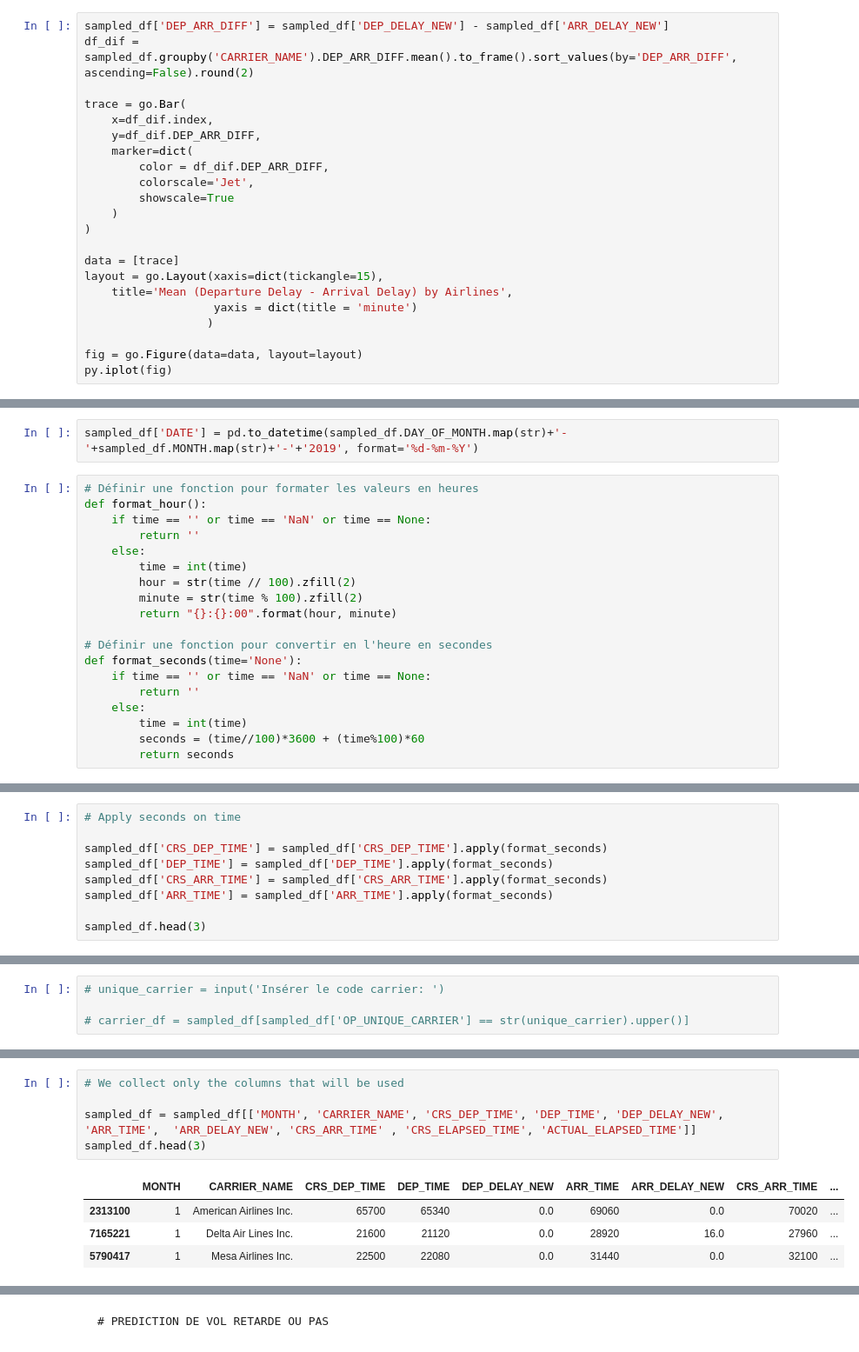
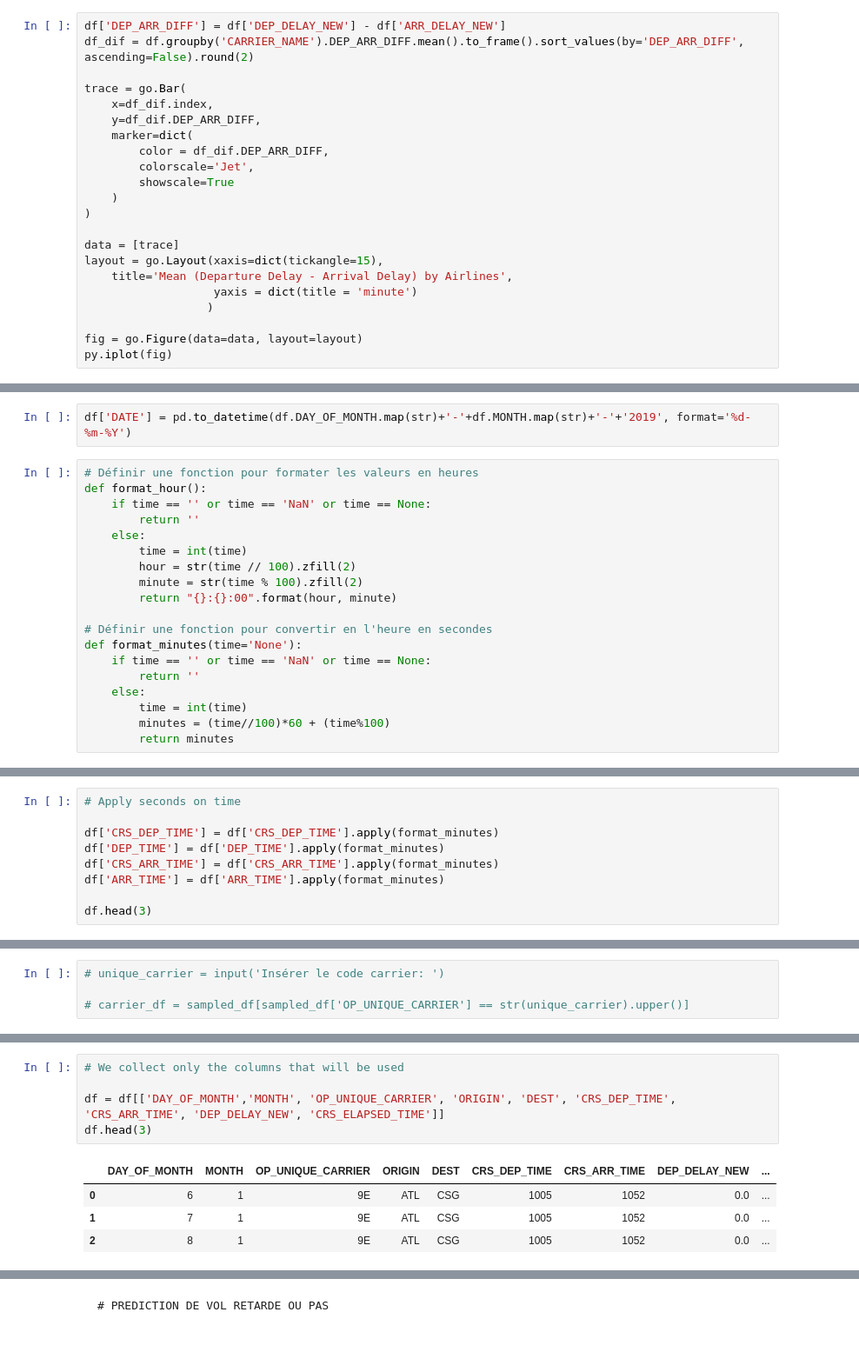
Before and after one commit to loft897/Final-Project-Jedha, a Jupyter notebook: final_project.ipynb, the cells around one changed output, grey strips where cells are left out. Shown at 87% size. Saved outputs shown, nothing was run; the diff lists cells and outputs as text.

```diff
--- a/final_project.ipynb
+++ b/final_project.ipynb
@@ -464,8 +488,8 @@ layout = go.Layout(xaxis=dict(tickangle=15), title='Mean Arrival & Departure Del
 fig = go.Figure(data=data, layout=layout)
 py.iplot(fig)
 # %%
-sampled_df['DEP_ARR_DIFF'] = sampled_df['DEP_DELAY_NEW'] - sampled_df['ARR_DELAY_NEW']
-df_dif = sampled_df.groupby('CARRIER_NAME').DEP_ARR_DIFF.mean().to_frame().sort_values(by='DEP_ARR_DIFF', ascending=False).round(2)
+df['DEP_ARR_DIFF'] = df['DEP_DELAY_NEW'] - df['ARR_DELAY_NEW']
+df_dif = df.groupby('CARRIER_NAME').DEP_ARR_DIFF.mean().to_frame().sort_values(by='DEP_ARR_DIFF', ascending=False).round(2)
 
 trace = go.Bar(
     x=df_dif.index,
@@ -585,7 +556,7 @@ Selon la carte thermique, DISTANCE, ACTUAL_ELAPSED_TIME et CRS_ELAPSED_TIME ont
 # %% [markdown]
 1. DATES AND TIMES
 # %%
-sampled_df['DATE'] = pd.to_datetime(sampled_df.DAY_OF_MONTH.map(str)+'-'+sampled_df.MONTH.map(str)+'-'+'2019', format='%d-%m-%Y')
+df['DATE'] = pd.to_datetime(df.DAY_OF_MONTH.map(str)+'-'+df.MONTH.map(str)+'-'+'2019', format='%d-%m-%Y')
 # %%
 # Définir une fonction pour formater les valeurs en heures
 def format_hour():
@@ -598,10 +569,10 @@ def format_hour():
         return "{}:{}:00".format(hour, minute)
 
 # Définir une fonction pour convertir en l'heure en secondes
-def format_seconds(time='None'):
+def format_minutes(time='None'):
     if time == '' or time == 'NaN' or time == None:
         return ''
     else:
         time = int(time)
-        seconds = (time//100)*3600 + (time%100)*60
-        return seconds
+        minutes = (time//100)*60 + (time%100)
+        return minutes
@@ -657,10 +579,10 @@ sampled_df.dropna(inplace=True)
 # %%
 # Apply seconds on time
 
-sampled_df['CRS_DEP_TIME'] = sampled_df['CRS_DEP_TIME'].apply(format_seconds)
-sampled_df['DEP_TIME'] = sampled_df['DEP_TIME'].apply(format_seconds)
-sampled_df['CRS_ARR_TIME'] = sampled_df['CRS_ARR_TIME'].apply(format_seconds)
-sampled_df['ARR_TIME'] = sampled_df['ARR_TIME'].apply(format_seconds)
+df['CRS_DEP_TIME'] = df['CRS_DEP_TIME'].apply(format_minutes)
+df['DEP_TIME'] = df['DEP_TIME'].apply(format_minutes)
+df['CRS_ARR_TIME'] = df['CRS_ARR_TIME'].apply(format_minutes)
+df['ARR_TIME'] = df['ARR_TIME'].apply(format_minutes)
 
-sampled_df.head(3)
+df.head(3)
 # %% [output]
@@ -804,12 +708,12 @@ Comme on peut le constater, la ville a une grande influence sur les retards
 # %%
 # We collect only the columns that will be used
 
-sampled_df = sampled_df[['MONTH', 'CARRIER_NAME', 'CRS_DEP_TIME', 'DEP_TIME', 'DEP_DELAY_NEW', 'ARR_TIME',  'ARR_DELAY_NEW', 'CRS_ARR_TIME' , 'CRS_ELAPSED_TIME', 'ACTUAL_ELAPSED_TIME']]
-sampled_df.head(3)
+df = df[['DAY_OF_MONTH','MONTH', 'OP_UNIQUE_CARRIER', 'ORIGIN', 'DEST', 'CRS_DEP_TIME', 'CRS_ARR_TIME', 'DEP_DELAY_NEW', 'CRS_ELAPSED_TIME']]
+df.head(3)
 # %% [output]
-|  | MONTH | CARRIER_NAME | CRS_DEP_TIME | DEP_TIME | DEP_DELAY_NEW | ARR_TIME | ARR_DELAY_NEW | CRS_ARR_TIME | ... |
-| 2313100 | 1 | American Airlines Inc. | 65700 | 65340 | 0.0 | 69060 | 0.0 | 70020 | ... |
-| 7165221 | 1 | Delta Air Lines Inc. | 21600 | 21120 | 0.0 | 28920 | 16.0 | 27960 | ... |
-| 5790417 | 1 | Mesa Airlines Inc. | 22500 | 22080 | 0.0 | 31440 | 0.0 | 32100 | ... |
+|  | DAY_OF_MONTH | MONTH | OP_UNIQUE_CARRIER | ORIGIN | DEST | CRS_DEP_TIME | CRS_ARR_TIME | DEP_DELAY_NEW | ... |
+| 0 | 6 | 1 | 9E | ATL | CSG | 1005 | 1052 | 0.0 | ... |
+| 1 | 7 | 1 | 9E | ATL | CSG | 1005 | 1052 | 0.0 | ... |
+| 2 | 8 | 1 | 9E | ATL | CSG | 1005 | 1052 | 0.0 | ... |
 # %%
 # Creation d'un nouveau et ajout d'une colonne d'indicateur de retard qui sera notre variable cible
```
Also changed, not shown: parts of 68 cells of this notebook, 8 other files.
